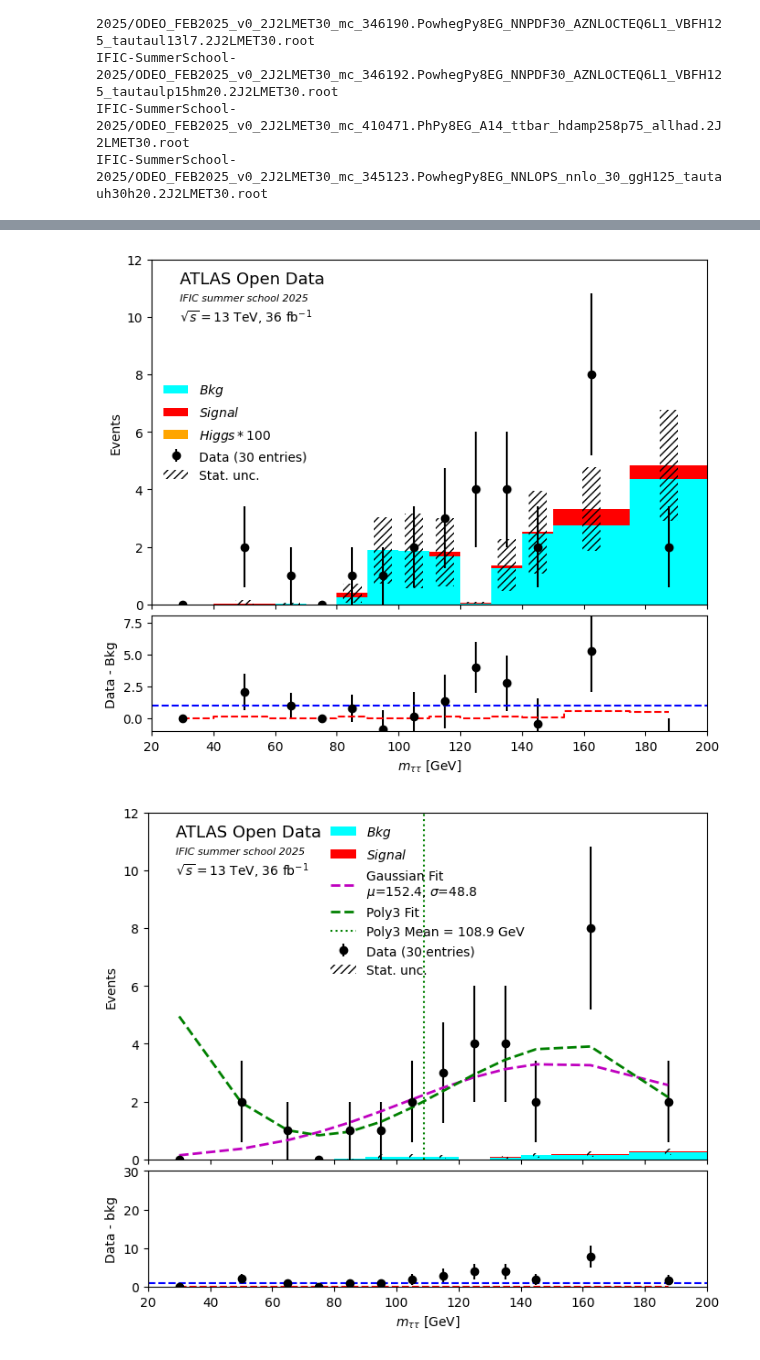
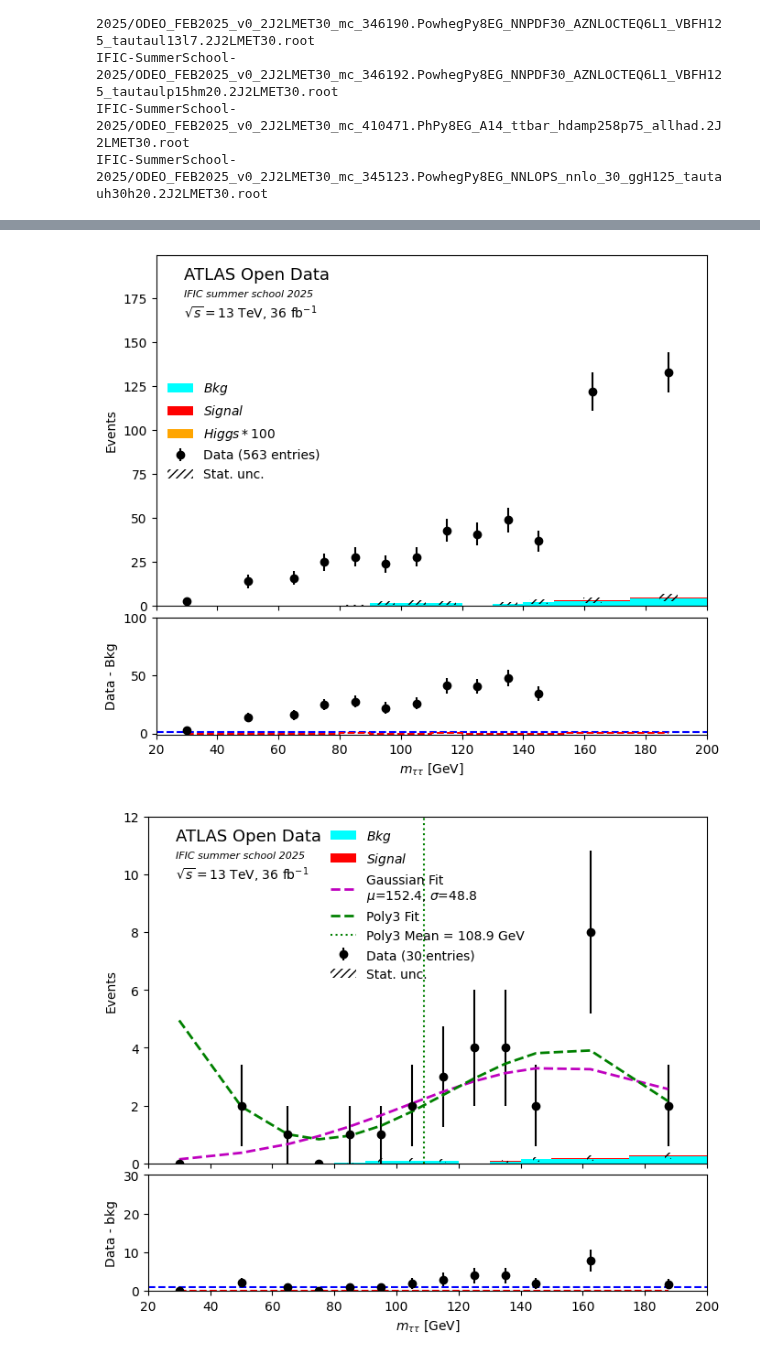
Before and after one commit to M0V1/IFIC-SummerSchool-2025, a Jupyter notebook: Htotautau.ipynb, the cells around one changed output, grey strips where cells are left out. Cells and saved outputs as stored; diff of their text form; code cells hidden in the pictures.

```diff
--- a/Htotautau.ipynb
+++ b/Htotautau.ipynb
@@ -80,6 +80,15 @@ files = [
     "IFIC-SummerSchool-2025/ODEO_FEB2025_v0_2J2LMET30_mc_345123.PowhegPy8EG_NNLOPS_nnlo_30_ggH125_tautauh30h20.2J2LMET30.root",
     "/content/drive/MyDrive/Colab Notebooks/ODEO_FEB2025_v0_2J2LMET30_mc_700902.Sh_2214_Ztt_maxHTpTV2_Mll10_40_CFilterBVeto.2J2LMET30.root",
     "/content/drive/MyDrive/Colab Notebooks/ODEO_FEB2025_v0_2J2LMET30_mc_700901.Sh_2214_Ztt_maxHTpTV2_Mll10_40_BFilter.2J2LMET30.root",
+    "/content/drive/MyDrive/Colab Notebooks/ODEO_FEB2025_v0_2J2LMET30_data15_periodA.2J2LMET30.root",
+    "/content/drive/MyDrive/Colab Notebooks/ODEO_FEB2025_v0_2J2LMET30_data15_periodB.2J2LMET30.root",
+    "/content/drive/MyDrive/Colab Notebooks/ODEO_FEB2025_v0_2J2LMET30_data15_periodC.2J2LMET30.root",
+    "/content/drive/MyDrive/Colab Notebooks/ODEO_FEB2025_v0_2J2LMET30_data15_periodE.2J2LMET30.root",
+    "/content/drive/MyDrive/Colab Notebooks/ODEO_FEB2025_v0_2J2LMET30_data15_periodG.2J2LMET30.root",
+    "/content/drive/MyDrive/Colab Notebooks/ODEO_FEB2025_v0_2J2LMET30_data16_periodI.2J2LMET30.root",
+    "/content/drive/MyDrive/Colab Notebooks/ODEO_FEB2025_v0_2J2LMET30_data15_periodJ.2J2LMET30.root",
+    "/content/drive/MyDrive/Colab Notebooks/ODEO_FEB2025_v0_2J2LMET30_data15_periodK.2J2LMET30.root",
+    "/content/drive/MyDrive/Colab Notebooks/ODEO_FEB2025_v0_2J2LMET30_data15_periodL.2J2LMET30.root",
 
 ]
 
@@ -232,8 +241,11 @@ def process_file(file_path, tree_name, loop):
         data['tau_phi']= data.tau_phi[:, 1]
         print(data['tau_phi'])
         data['DeltaR'] = DeltaR_full
-
-        data['Weight'] = calc_weight(data)
+        if 'data' not in tree_name:
+                data['Weight'] = calc_weight(data)
+        else:
+                data['Weight'] = ak.ones_like(data['met'])
+        #data['Weight'] = calc_weight(data)
         sample_data.append(data)
 
     return ak.concatenate(sample_data, axis=0)
@@ -292,6 +304,15 @@ data_files = [
     files[6],  # data15_periodF
     files[8],  # data15_periodD
     files[9],  # data15_periodH
+    files[19],
+    files[20],
+    files[21],
+    files[22],
+    files[23],
+    files[24],
+    files[25],
+    files[26],
+    files[27],
 
 
 ]
@@ -364,35 +385,35 @@ def plot_data(bkg, signal,higgs, data, fit=True):
     main_ax.bar(bin_centres, 2 * total_mc_err, alpha=0.5, bottom=total_mc - total_mc_err,
                 color='none', hatch="////", width=step_size, label='Stat. unc.')
 
     main_ax.set_xlim(xmin, xmax)
     main_ax.set_ylim(0, max(max(data_y), max(total_mc)) * 1.5)
     main_ax.set_ylabel("Events")
     main_ax.text(0.05, 0.93, 'ATLAS Open Data', transform=main_ax.transAxes, fontsize=13)
     main_ax.text(0.05, 0.88, 'IFIC summer school 2025', transform=main_ax.transAxes, style='italic', fontsize=8)
     main_ax.text(0.05, 0.82, r'$\sqrt{s}=13$ TeV, 36 fb$^{-1}$', transform=main_ax.transAxes)
     main_ax.legend(frameon=False)
 
 
     #ratio = data_y / total_mc
     ratio = data_y -bkg_y
     ratio_err =  np.sqrt(data_yerr**2+np.histogram(bkg['Inv_mass'], bins=bin_edges, weights=bkg['Weight']**2)[0])
 
     ratio_ax.errorbar(bin_centres, ratio, yerr=ratio_err, fmt='ko')
     ratio_ax.axhline(1, color='blue', linestyle='--')
     ratio_ax.step(bin_centres, signal_y, where='mid', color='red', linestyle='--', label='Signal MC')
 
     ratio_ax.set_ylabel("Data - Bkg")
-    ratio_ax.set_ylim(-1, 8)
+    ratio_ax.set_ylim(-1, 100)
     ratio_ax.set_xlabel(r"$m_{\tau\tau}$ [GeV]")
 
     plt.tight_layout()
     plt.subplots_adjust(hspace=0.05)
     plt.show()
 
 
 plot_data(bkg_data, signal_data,higgs_data, data_data)
 # %% [output]
-[figure, old version]
+[figure, new version]
 # %%
 import numpy as np
 import matplotlib.pyplot as plt
```
Also changed, not shown: parts of 3 cells of this notebook.
